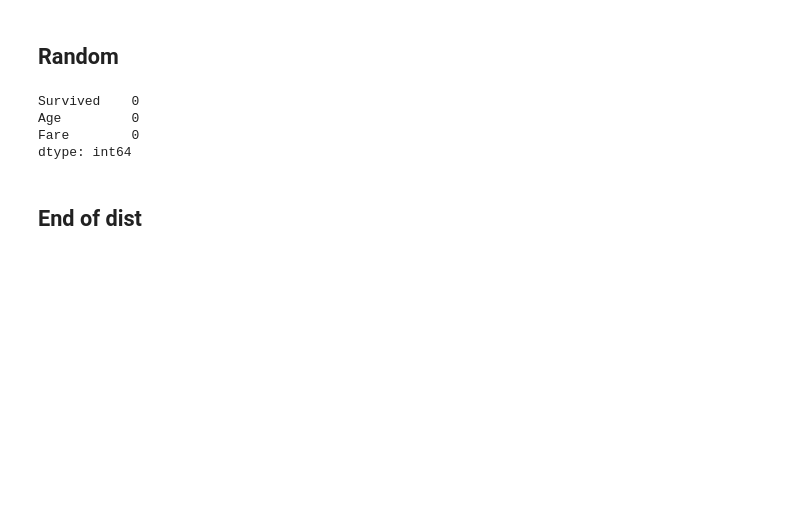
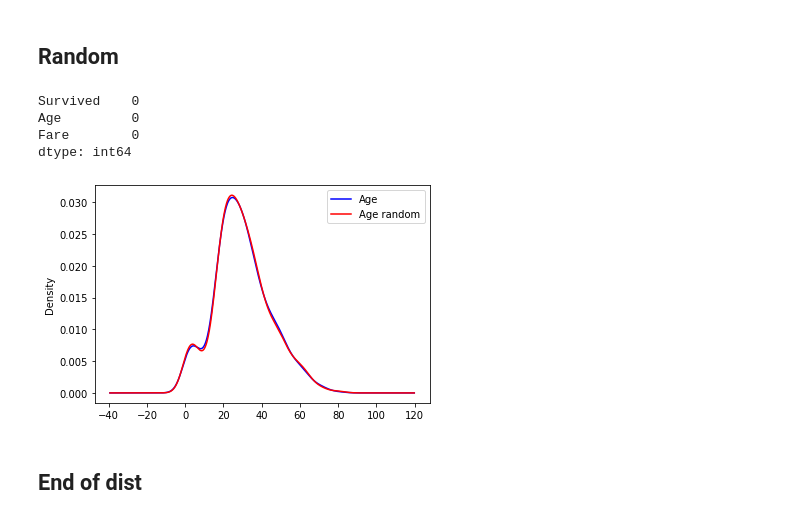
Before and after one commit to jthanh8144/Python, a Jupyter notebook: KHDL/DataPreprocessing/exercise.ipynb, the cells around one changed output. Cells and saved outputs as stored; diff of their text form; code cells hidden in the pictures; blank space fills up the shorter version.

```diff
--- a/KHDL/DataPreprocessing/exercise.ipynb
+++ b/KHDL/DataPreprocessing/exercise.ipynb
@@ -143,6 +167,10 @@ Survived    0
 Age         0
 Fare        0
 dtype: int64
+# %%
+plotFigure(titanic_data, 'Age random')
+# %% [output]
+[figure, added]
 # %%
 write_result(titanic_data)
 titanic_data = outliers(titanic_data)
```
Also changed, not shown: parts of 9 cells of this notebook.
